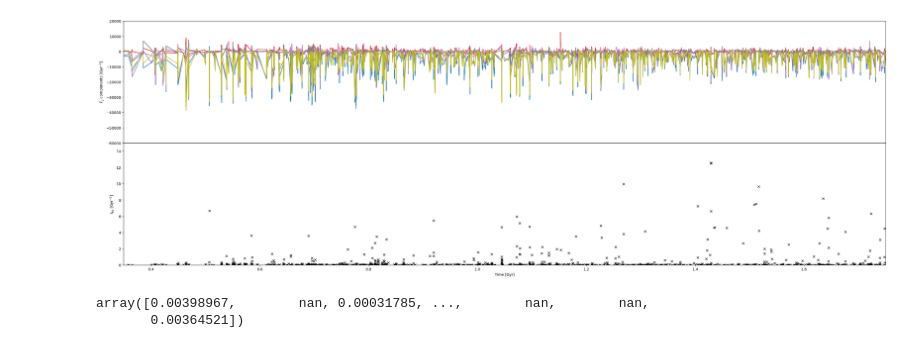
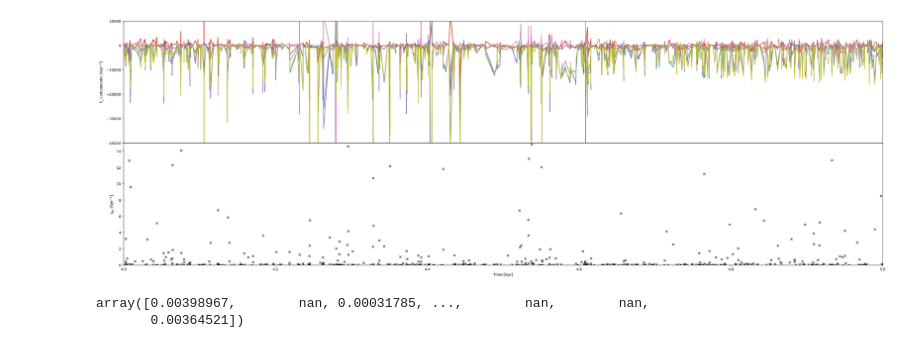
Before and after one commit to pablocoque/post_process_routines, a Jupyter notebook: tidal_heating.ipynb, the cells around one changed output. Drawn from its saved outputs; the diff is of its cells as text; code cells hidden in the pictures.

```diff
--- a/tidal_heating.ipynb
+++ b/tidal_heating.ipynb
@@ -5,9 +5,9 @@ import pynbody
 # %%
 datadir = '/home/pdcg/Documents/post_process_routines/'
 simulation = 'tidal_heating_test/'
-s = pynbody.load(datadir+simulation+'snapdir_051/snapshot_051')
+s = pynbody.load(datadir+simulation+'snapdir_101/snapshot_101')
 # %%
-data = np.loadtxt('oneclustershocks_wc.txt')
+data = np.loadtxt('oneclustershocks_new.txt')
 # %%
 time = data[:,0]
 tensor = data[:,1:-4]
@@ -31,19 +31,19 @@ time_since_last_shock *= unit_time/h /gyr
 # %%
 fig, ax = plt.subplots(2,1, sharex=True, gridspec_kw={'hspace': 0}, figsize=(30,10))
 for i in range(tensor.shape[1]):
     ax[0].plot(time_gyr, tensor[:,i])
 ax[0].set(ylabel=r'$T_{ij}$ components [Gyr$^{-2}$]')
-ax[0].set_ylim(-60000,20000)
+ax[0].set_ylim(-40000,10000)
 for i,val in enumerate(tidal_heating):
     if val>0:
         ax[1].plot(time_gyr[i], val, 'x', c='k')
 ax[1].set(xlabel='Time [Gyr]', ylabel=r'$I_{\rm{tid}}$ [Gyr$^{-2}$]')
-ax[1].set_xlim(0.35,1.75)
+ax[1].set_xlim(4,5)
 ax[1].set_ylim(0,15)
 plt.tight_layout()
-plt.savefig('tidal_heating_test_wcriterion.pdf')
+# plt.savefig('tidal_heating_test_wcriterion.pdf')
 # %% [output]
-[figure, old version]
+[figure, new version]
 # %%
 shock_duration
 # %% [output]
```
Also changed, not shown: 3 other files.
